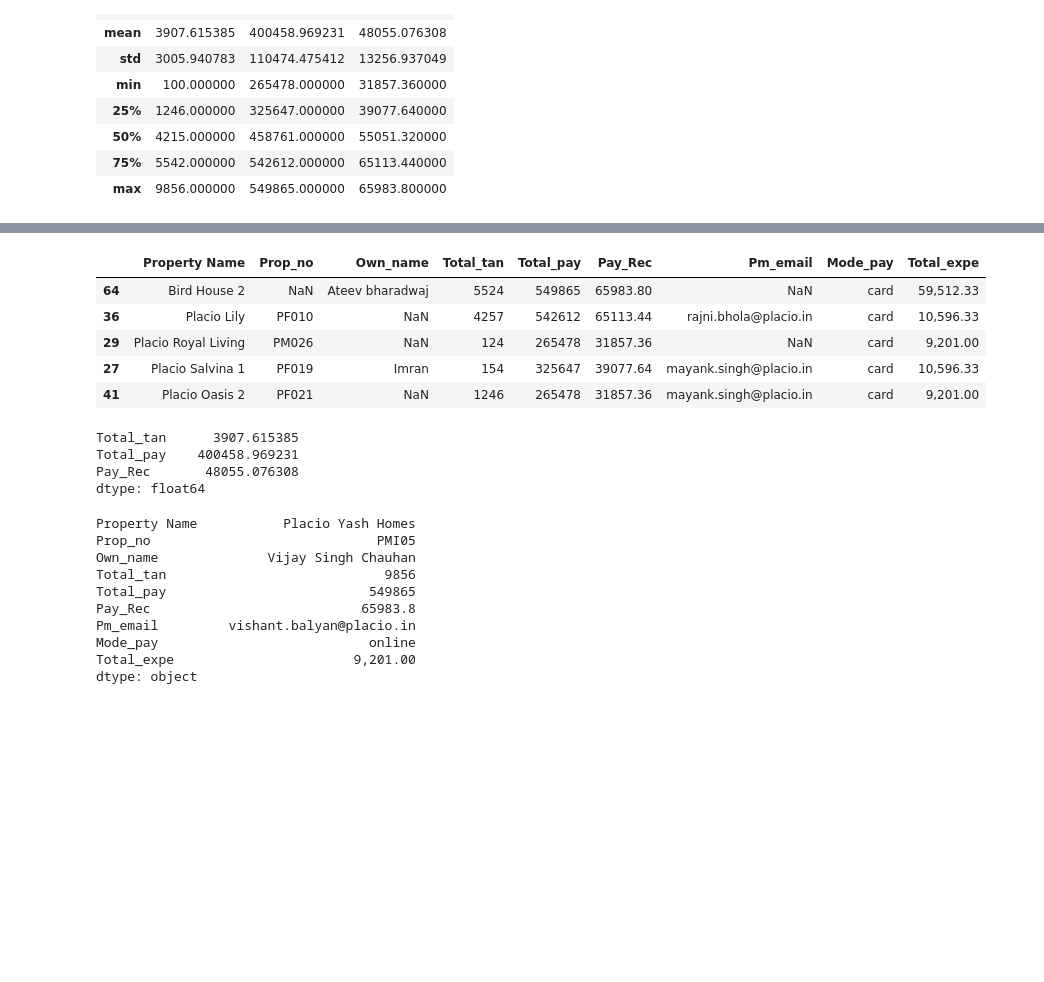
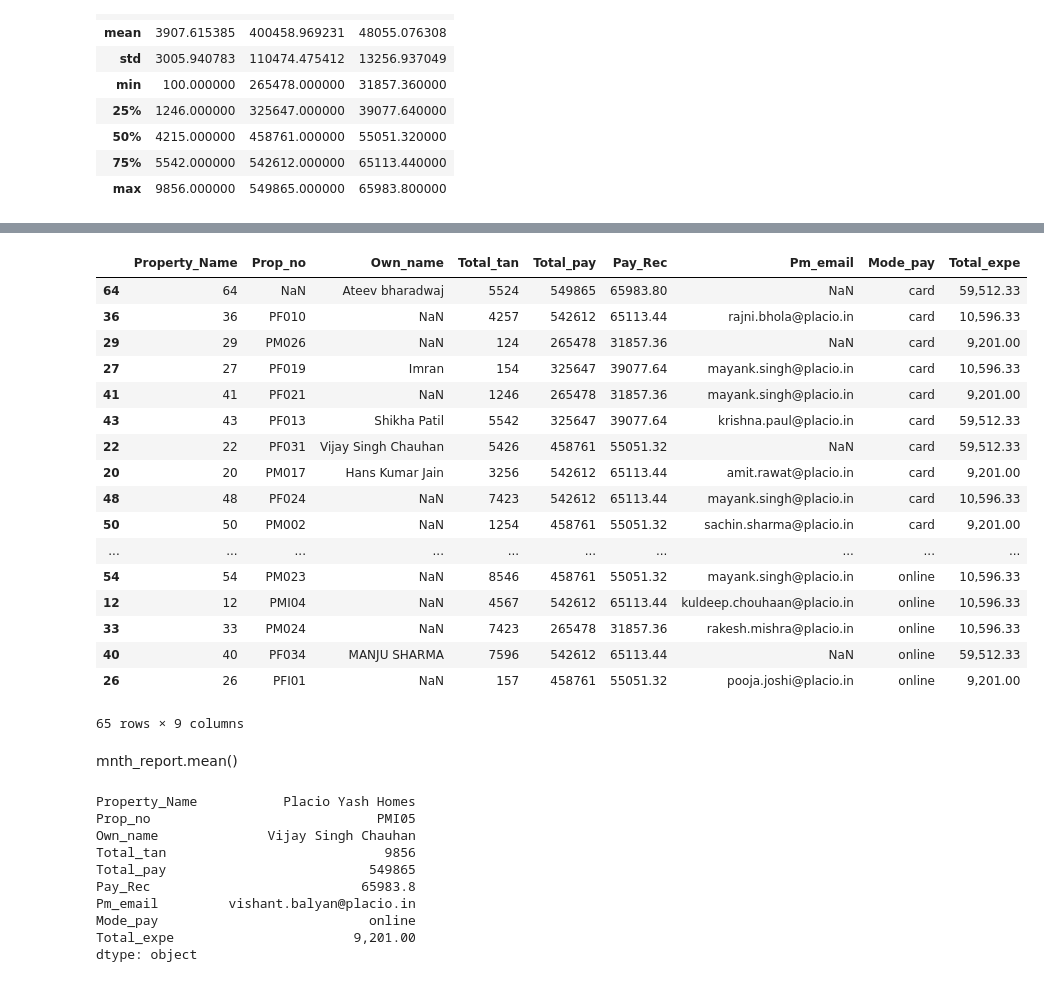
Before and after one commit to nerdyk3/placio_financial, a Jupyter notebook: monthly_property_Report.ipynb, the cells around one changed output, grey strips where cells are left out. Drawn from its saved outputs; the diff is of its cells as text; code cells hidden in the pictures; blank space fills up the shorter version.

```diff
--- a/monthly_property_Report.ipynb
+++ b/monthly_property_Report.ipynb
@@ -21,5 +21,5 @@ seet.csv
 # %%
-mnth_report = pd.read_csv('seet.csv')
+mnth_report = pd.read_csv('sheet.csv')
 # %%
 mnth_report.head()
 # %% [output]
@@ -119,25 +119,32 @@ mnth_report.sort_values(by='Prop_no')
 65 rows × 9 columns
 # %%
 dk=mnth_report.sort_values(by='Mode_pay')
-dk[:5]
+dk
 # %% [output]
-|  | Property Name | Prop_no | Own_name | Total_tan | Total_pay | Pay_Rec | Pm_email | Mode_pay | Total_expe |
-| 64 | Bird House 2 | NaN | Ateev bharadwaj | 5524 | 549865 | 65983.80 | NaN | card | 59,512.33 |
-| 36 | Placio Lily | PF010 | NaN | 4257 | 542612 | 65113.44 | rajni.bhola@placio.in | card | 10,596.33 |
-| 29 | Placio Royal Living | PM026 | NaN | 124 | 265478 | 31857.36 | NaN | card | 9,201.00 |
-| 27 | Placio Salvina 1 | PF019 | Imran | 154 | 325647 | 39077.64 | mayank.singh@placio.in | card | 10,596.33 |
-| 41 | Placio Oasis 2 | PF021 | NaN | 1246 | 265478 | 31857.36 | mayank.singh@placio.in | card | 9,201.00 |
+|  | Property_Name | Prop_no | Own_name | Total_tan | Total_pay | Pay_Rec | Pm_email | Mode_pay | Total_expe |
+| 64 | 64 | NaN | Ateev bharadwaj | 5524 | 549865 | 65983.80 | NaN | card | 59,512.33 |
+| 36 | 36 | PF010 | NaN | 4257 | 542612 | 65113.44 | rajni.bhola@placio.in | card | 10,596.33 |
+| 29 | 29 | PM026 | NaN | 124 | 265478 | 31857.36 | NaN | card | 9,201.00 |
+| 27 | 27 | PF019 | Imran | 154 | 325647 | 39077.64 | mayank.singh@placio.in | card | 10,596.33 |
+| 41 | 41 | PF021 | NaN | 1246 | 265478 | 31857.36 | mayank.singh@placio.in | card | 9,201.00 |
+| 43 | 43 | PF013 | Shikha Patil | 5542 | 325647 | 39077.64 | krishna.paul@placio.in | card | 59,512.33 |
+| 22 | 22 | PF031 | Vijay Singh Chauhan | 5426 | 458761 | 55051.32 | NaN | card | 59,512.33 |
+| 20 | 20 | PM017 | Hans Kumar Jain | 3256 | 542612 | 65113.44 | amit.rawat@placio.in | card | 9,201.00 |
+| 48 | 48 | PF024 | NaN | 7423 | 542612 | 65113.44 | mayank.singh@placio.in | card | 10,596.33 |
+| 50 | 50 | PM002 | NaN | 1254 | 458761 | 55051.32 | sachin.sharma@placio.in | card | 9,201.00 |
+| ... | ... | ... | ... | ... | ... | ... | ... | ... | ... |
+| 54 | 54 | PM023 | NaN | 8546 | 458761 | 55051.32 | mayank.singh@placio.in | online | 10,596.33 |
+| 12 | 12 | PMI04 | NaN | 4567 | 542612 | 65113.44 | kuldeep.chouhaan@placio.in | online | 10,596.33 |
+| 33 | 33 | PM024 | NaN | 7423 | 265478 | 31857.36 | rakesh.mishra@placio.in | online | 10,596.33 |
+| 40 | 40 | PF034 | MANJU SHARMA | 7596 | 542612 | 65113.44 | NaN | online | 59,512.33 |
+| 26 | 26 | PFI01 | NaN | 157 | 458761 | 55051.32 | pooja.joshi@placio.in | online | 9,201.00 |
+65 rows × 9 columns
-# %%
-mnth_report.mean()
-# %% [output]
-Total_tan      3907.615385
-Total_pay    400458.969231
-Pay_Rec       48055.076308
-dtype: float64
+# %% [markdown]
+mnth_report.mean()
 # %%
 mnth_report.max()
 # %% [output]
-Property Name           Placio Yash Homes
+Property_Name           Placio Yash Homes
 Prop_no                             PMI05
 Own_name              Vijay Singh Chauhan
 Total_tan                            9856
```
Also changed, not shown: parts of 21 cells of this notebook, 1 other file.
